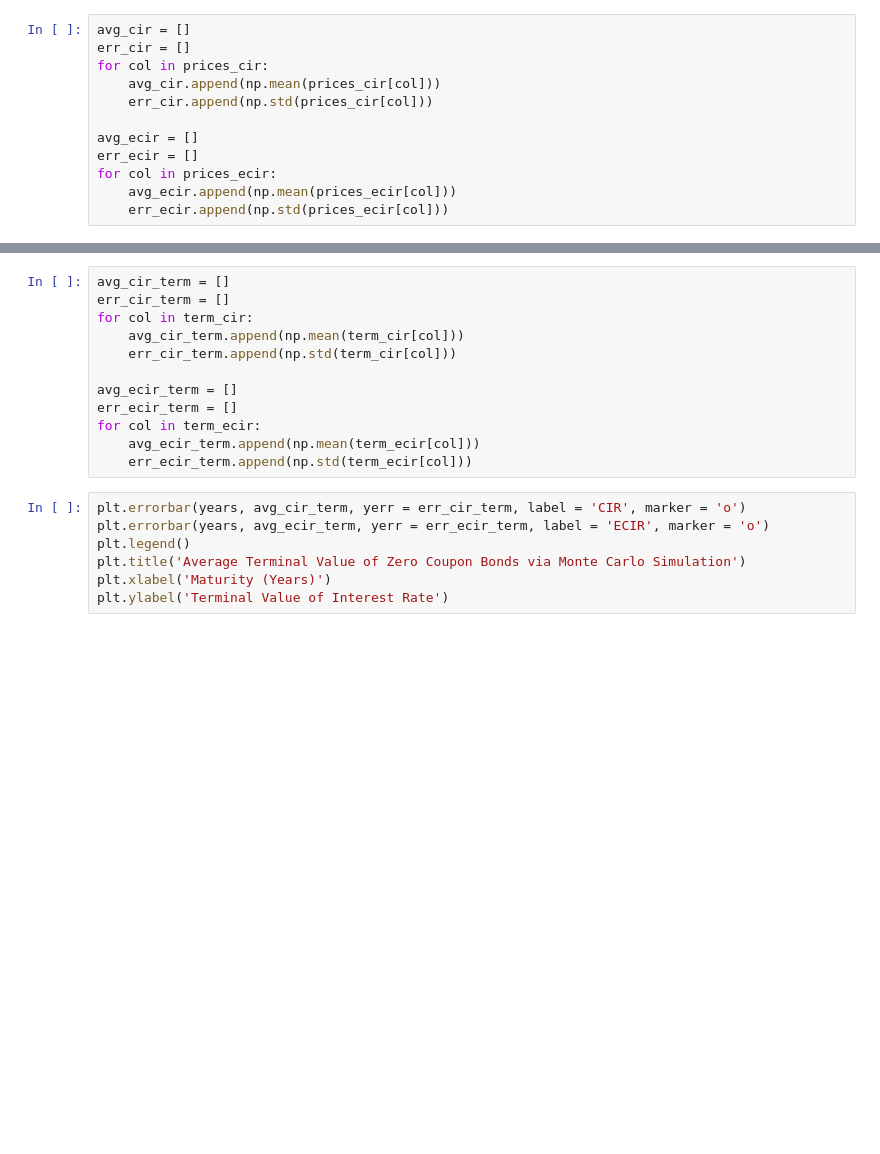
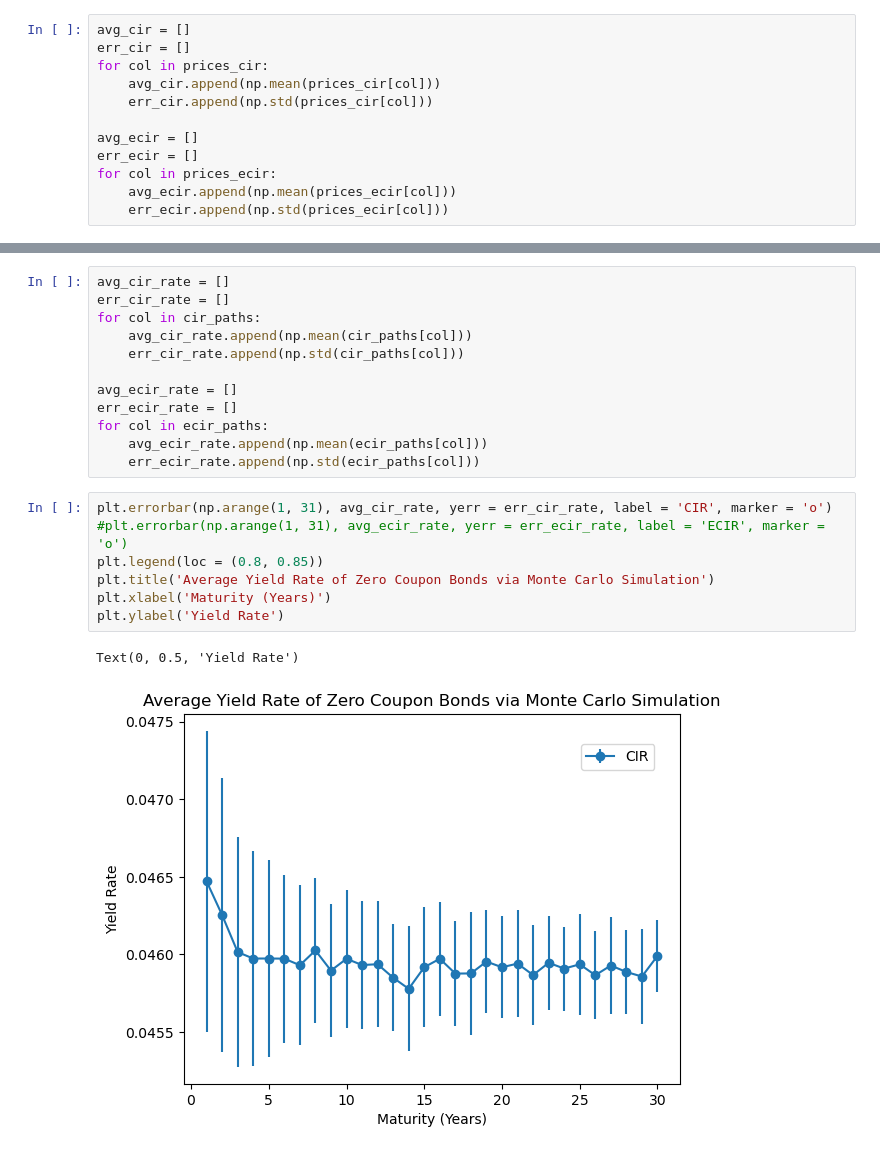
Before and after one commit to smallphotato/MF728_finalproject, a Jupyter notebook: MCComparison.ipynb, the cells around one changed output, grey strips where cells are left out. Drawn from its saved outputs; the diff is of its cells as text; blank space fills up the shorter version.

```diff
--- a/MCComparison.ipynb
+++ b/MCComparison.ipynb
@@ -152,19 +103,22 @@ for i in range(len(cols)):
-# %%
-avg_cir_term = []
-err_cir_term = []
-for col in term_cir:
-    avg_cir_term.append(np.mean(term_cir[col]))
-    err_cir_term.append(np.std(term_cir[col]))
-
-avg_ecir_term = []
-err_ecir_term = []
-for col in term_ecir:
-    avg_ecir_term.append(np.mean(term_ecir[col]))
-    err_ecir_term.append(np.std(term_ecir[col]))
-# %%
-plt.errorbar(years, avg_cir_term, yerr = err_cir_term, label = 'CIR', marker = 'o')
-plt.errorbar(years, avg_ecir_term, yerr = err_ecir_term, label = 'ECIR', marker = 'o')
-plt.legend()
-plt.title('Average Terminal Value of Zero Coupon Bonds via Monte Carlo Simulation')
-plt.xlabel('Maturity (Years)')
-plt.ylabel('Terminal Value of Interest Rate')
+# %%
+avg_cir_rate = []
+err_cir_rate = []
+for col in cir_paths:
+    avg_cir_rate.append(np.mean(cir_paths[col]))
+    err_cir_rate.append(np.std(cir_paths[col]))
+
+avg_ecir_rate = []
+err_ecir_rate = []
+for col in ecir_paths:
+    avg_ecir_rate.append(np.mean(ecir_paths[col]))
+    err_ecir_rate.append(np.std(ecir_paths[col]))
+# %%
+plt.errorbar(np.arange(1, 31), avg_cir_rate, yerr = err_cir_rate, label = 'CIR', marker = 'o')
+#plt.errorbar(np.arange(1, 31), avg_ecir_rate, yerr = err_ecir_rate, label = 'ECIR', marker = 'o')
+plt.legend(loc = (0.8, 0.85))
+plt.title('Average Yield Rate of Zero Coupon Bonds via Monte Carlo Simulation')
+plt.xlabel('Maturity (Years)')
+plt.ylabel('Yield Rate')
+# %% [output]
+Text(0, 0.5, 'Yield Rate')
+[figure, added]
```
Also changed, not shown: parts of 19 cells of this notebook, 1 other file.
